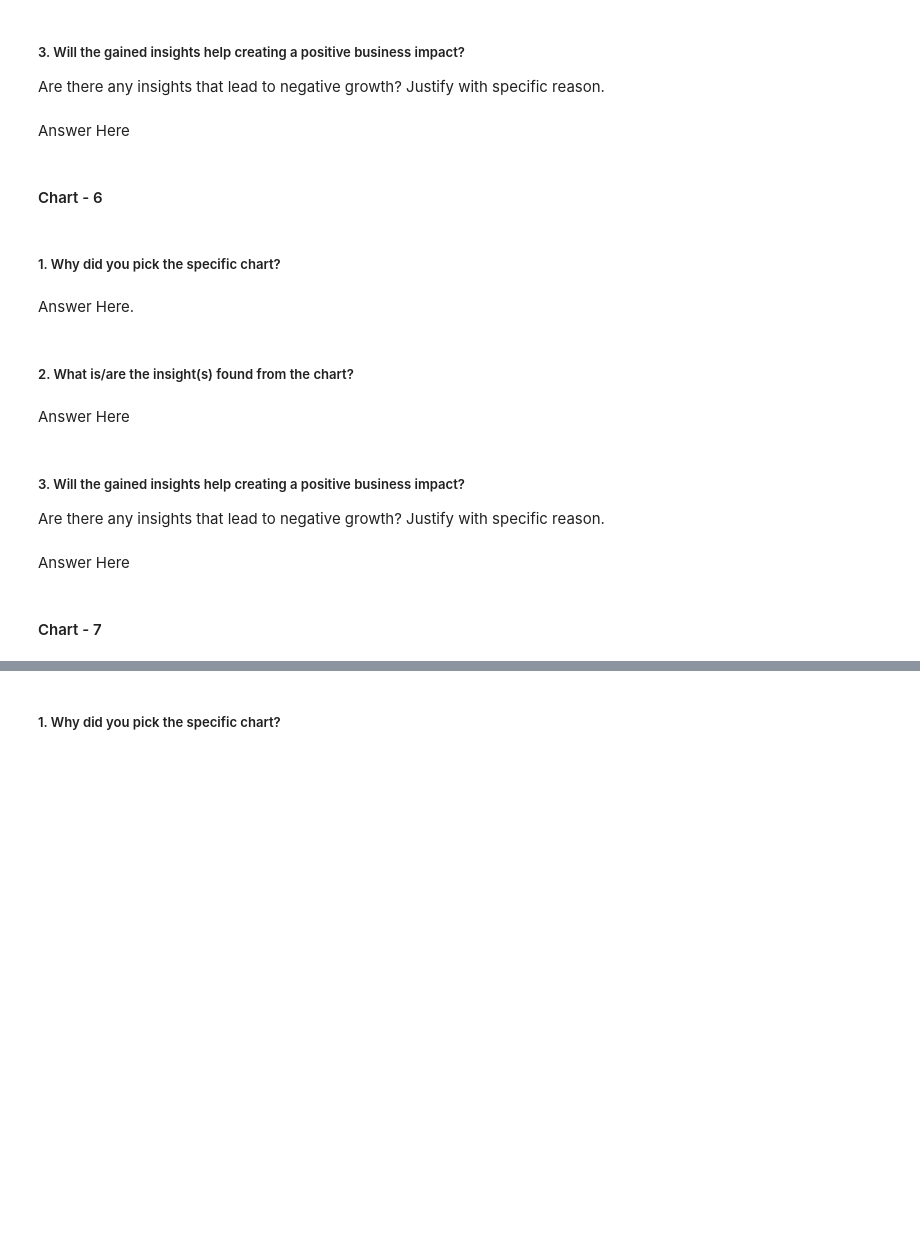
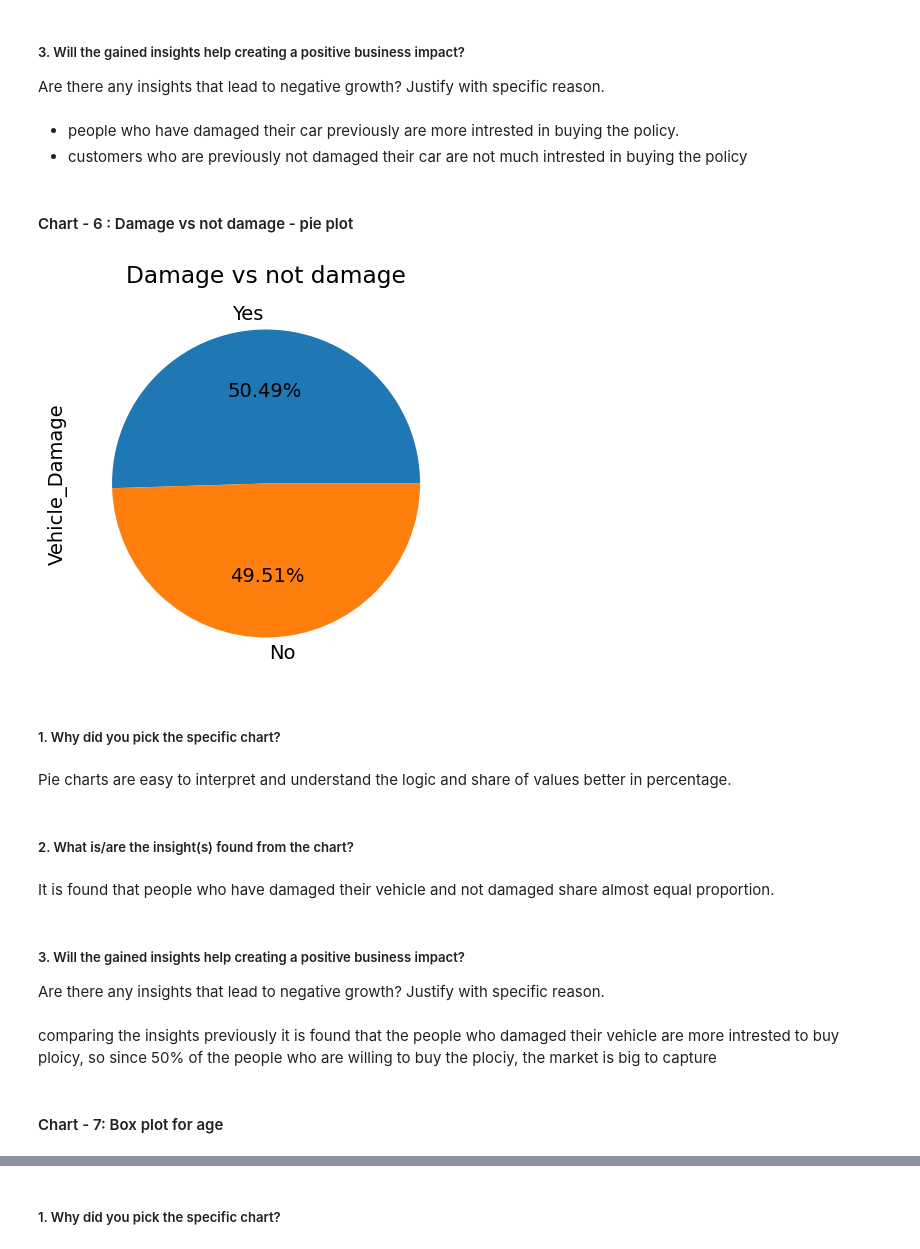
Before and after one commit to NIKHILNIGUDKAR/Health-Insurance-Cross-Sell-Prediction, a Jupyter notebook: Health_Insurance_Cross_Sell_Prediction.ipynb, the cells around one changed output, grey strips where cells are left out. Saved outputs shown, nothing was run; the diff lists cells and outputs as text; code cells hidden in the pictures; blank space fills up the shorter version.

```diff
--- a/Health_Insurance_Cross_Sell_Prediction.ipynb
+++ b/Health_Insurance_Cross_Sell_Prediction.ipynb
@@ -547,7 +547,8 @@ Answer Here
 # %% [markdown]
 ##### 3. Will the gained insights help creating a positive business impact?
 Are there any insights that lead to negative growth? Justify with specific reason.
-# %% [markdown]
-Answer Here
+# %% [markdown]
+* people who have damaged their car previously are more intrested in buying the policy.
+* customers who are previously not damaged their car are not much intrested in buying the policy
 # %% [markdown]
-#### Chart - 6
+#### Chart - 6 : Damage vs not damage - pie plot
@@ -556,17 +555,30 @@ Answer Here
+# %%
+# Chart - 6 visualization code
+spread = df['Vehicle_Damage'].value_counts()
+plt.rcParams['figure.figsize'] = (5,5)
+
+# pictdistance 0.6 is set to display the value inside the chart, if set more than 1, it'll display outside the chart.
+spread.plot(kind = 'pie', autopct='%1.2f%%', pctdistance=0.6)
+
+#setting colum chart title
+plt.title(f'Damage vs not damage')
+plt.show()
+# %% [output]
+[figure, added]
 # %% [markdown]
 ##### 1. Why did you pick the specific chart?
-# %% [markdown]
-Answer Here.
+# %% [markdown]
+Pie charts are easy to interpret and understand the logic and share of values better in percentage.
 # %% [markdown]
 ##### 2. What is/are the insight(s) found from the chart?
-# %% [markdown]
-Answer Here
+# %% [markdown]
+It is found that people who have damaged their vehicle and not damaged share almost equal proportion.
 # %% [markdown]
 ##### 3. Will the gained insights help creating a positive business impact?
 Are there any insights that lead to negative growth? Justify with specific reason.
-# %% [markdown]
-Answer Here
+# %% [markdown]
+comparing the insights previously it is found that the people who damaged their vehicle are more intrested to buy ploicy, so since 50% of the people who are willing to buy the plociy, the market is big to capture
 # %% [markdown]
-#### Chart - 7
+#### Chart - 7: Box plot for age
 # %%
 # Chart - 7 visualization code
```
Also changed, not shown: parts of 67 cells of this notebook.
